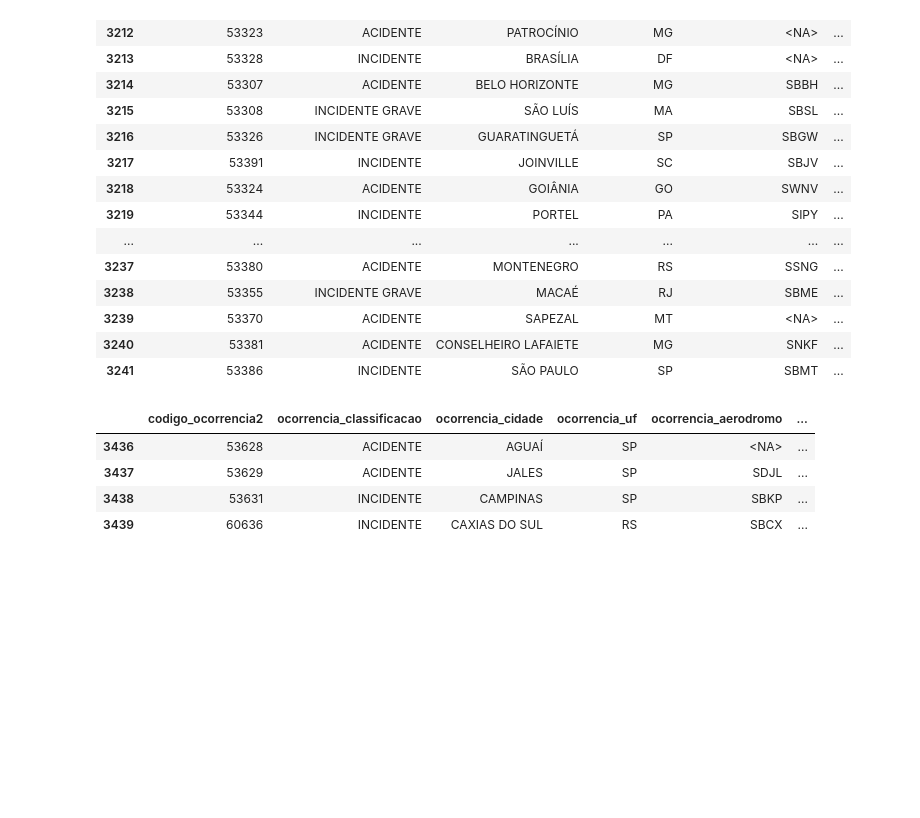
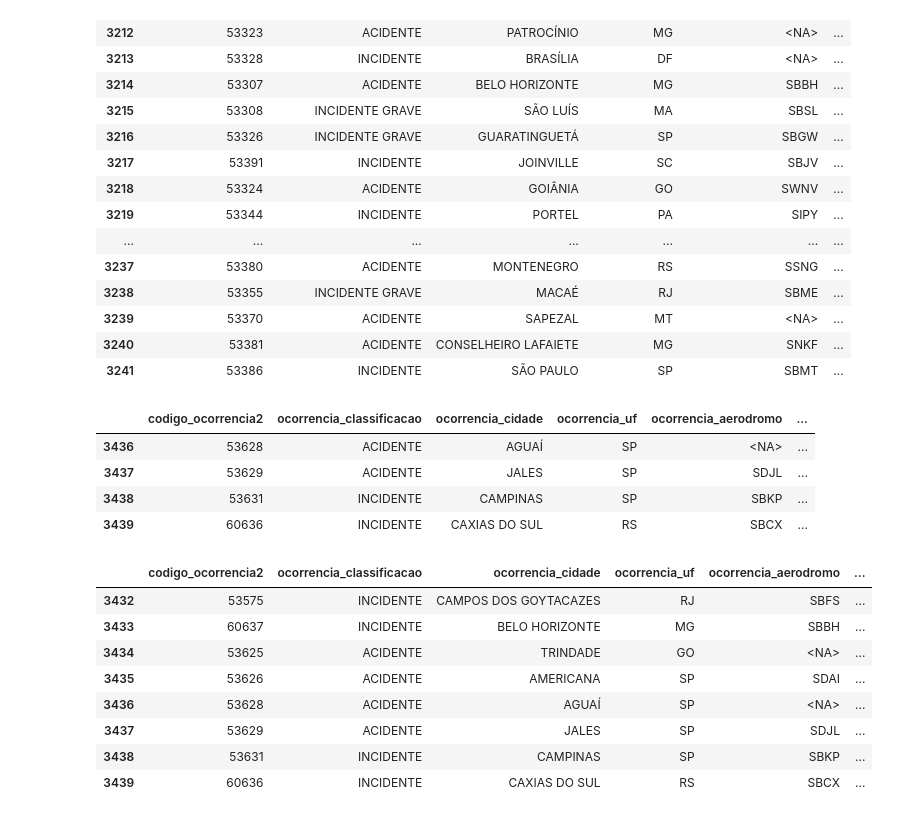
Before and after one commit to jr1os/etl-python, a Jupyter notebook: occurrences_air_crash_brazil.ipynb, the cells around one changed output. Cells and saved outputs as stored; diff of their text form; code cells hidden in the pictures; blank space fills up the shorter version.

```diff
--- a/occurrences_air_crash_brazil.ipynb
+++ b/occurrences_air_crash_brazil.ipynb
@@ -622,3 +622,19 @@ df.loc[i_filter]
 | 3437 | 53629 | ACIDENTE | JALES | SP | SDJL | ... |
 | 3438 | 53631 | INCIDENTE | CAMPINAS | SP | SBKP | ... |
 | 3439 | 60636 | INCIDENTE | CAXIAS DO SUL | RS | SBCX | ... |
+# %%
+# DATE Year and Month with day and between different days
+i_filter = (df.ocorrencia_dia.dt.year == 2015)&(df.ocorrencia_dia.dt.month == 12)
+i_filter_days = ((df.ocorrencia_dia.dt.day >= 3)&(df.ocorrencia_dia.dt.day <= 8))
+df.loc[i_filter & i_filter_days]
+#df.loc[i_filter].count()
+# %% [output]
+|  | codigo_ocorrencia2 | ocorrencia_classificacao | ocorrencia_cidade | ocorrencia_uf | ocorrencia_aerodromo | ... |
+| 3432 | 53575 | INCIDENTE | CAMPOS DOS GOYTACAZES | RJ | SBFS | ... |
+| 3433 | 60637 | INCIDENTE | BELO HORIZONTE | MG | SBBH | ... |
+| 3434 | 53625 | ACIDENTE | TRINDADE | GO | <NA> | ... |
+| 3435 | 53626 | ACIDENTE | AMERICANA | SP | SDAI | ... |
+| 3436 | 53628 | ACIDENTE | AGUAÍ | SP | <NA> | ... |
+| 3437 | 53629 | ACIDENTE | JALES | SP | SDJL | ... |
+| 3438 | 53631 | INCIDENTE | CAMPINAS | SP | SBKP | ... |
+| 3439 | 60636 | INCIDENTE | CAXIAS DO SUL | RS | SBCX | ... |
```
Also changed, not shown: parts of 15 cells of this notebook.
